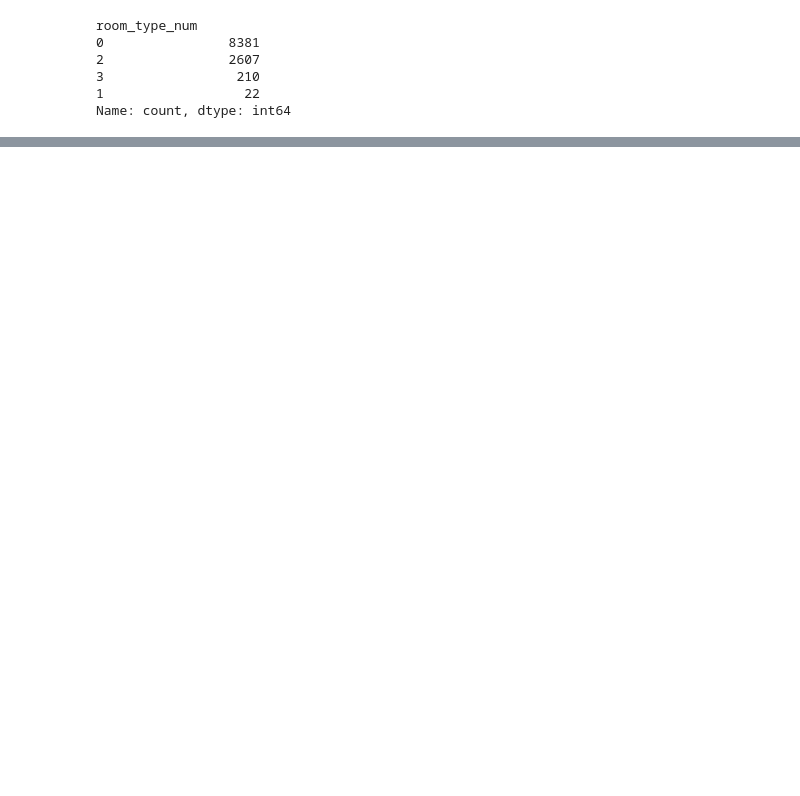
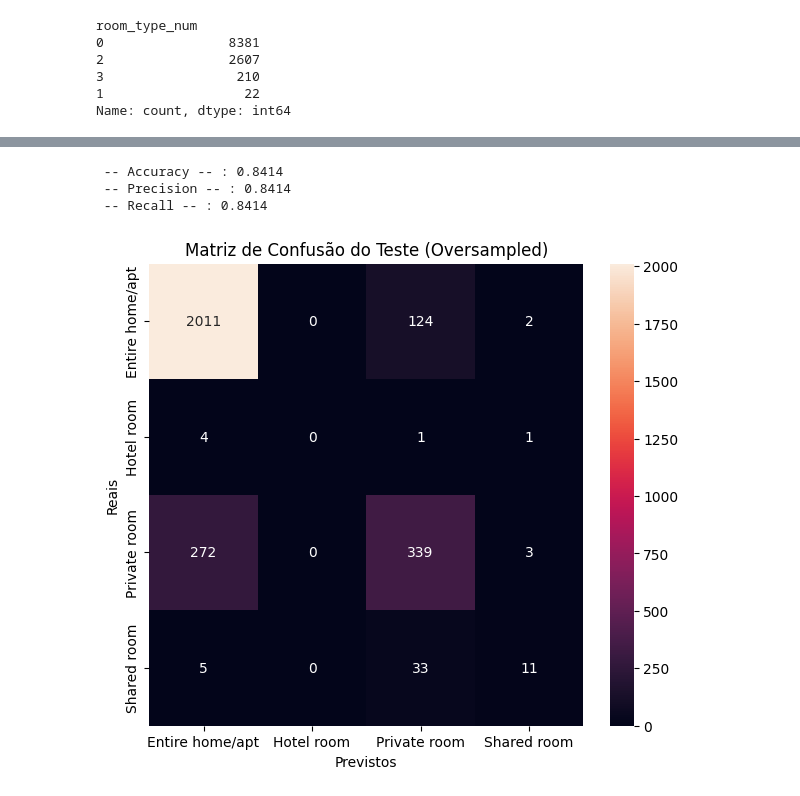
Before and after one commit to glauciapamponet/AirbnbAnalisys, a Jupyter notebook: airbnb-analysis.ipynb, the cells around one changed output, grey strips where cells are left out. Saved outputs shown, nothing was run; the diff lists cells and outputs as text; code cells hidden in the pictures; blank space fills up the shorter version.

```diff
--- a/airbnb-analysis.ipynb
+++ b/airbnb-analysis.ipynb
@@ -430,0 +488,13 @@ Name: count, dtype: int64
+# %%
+map_categories = { 0: 'Entire home/apt', 1: 'Hotel room', 2: 'Private room', 3: 'Shared room'}
+predicted = modelXGB.predict(X_test_scaled)
+y_true = np.vectorize(map_categories.get)(y_test_over)
+y_pred = np.vectorize(map_categories.get)(predicted)
+
+print_test_metrics(y_true, y_pred)
+get_confusion_matrix(y_true, y_pred, map_categories, ' (Oversampled)')
+# %% [output]
+ -- Accuracy -- : 0.8414
+ -- Precision -- : 0.8414
+ -- Recall -- : 0.8414
+[figure, added]
```
Also changed, not shown: parts of 10 cells of this notebook.
